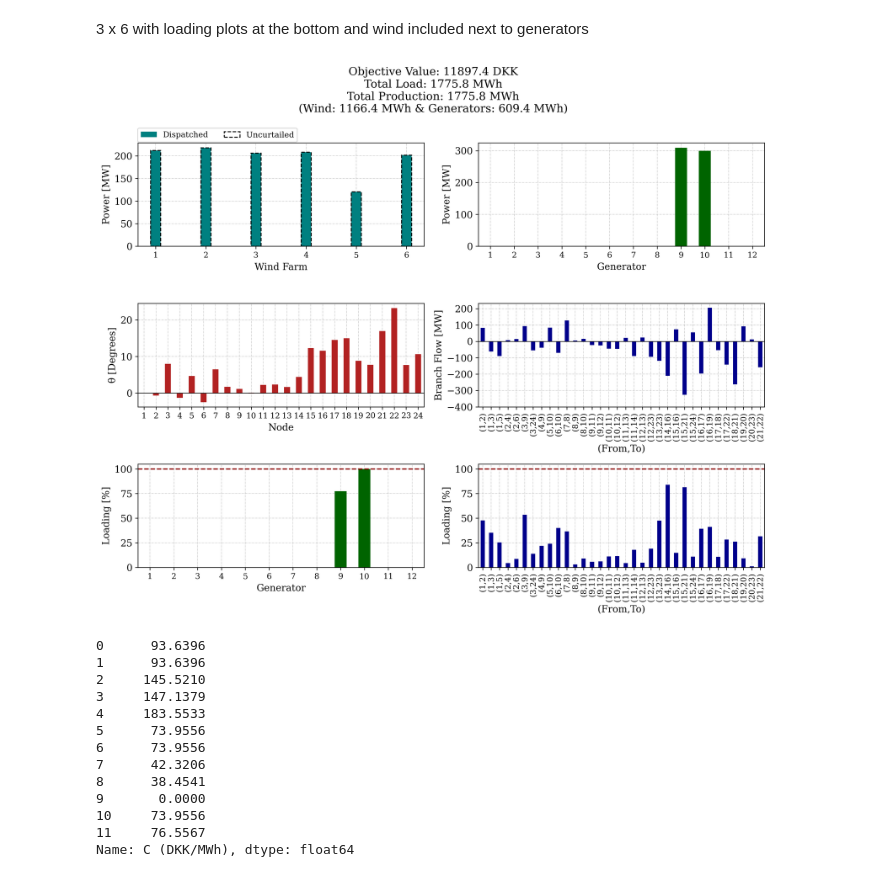
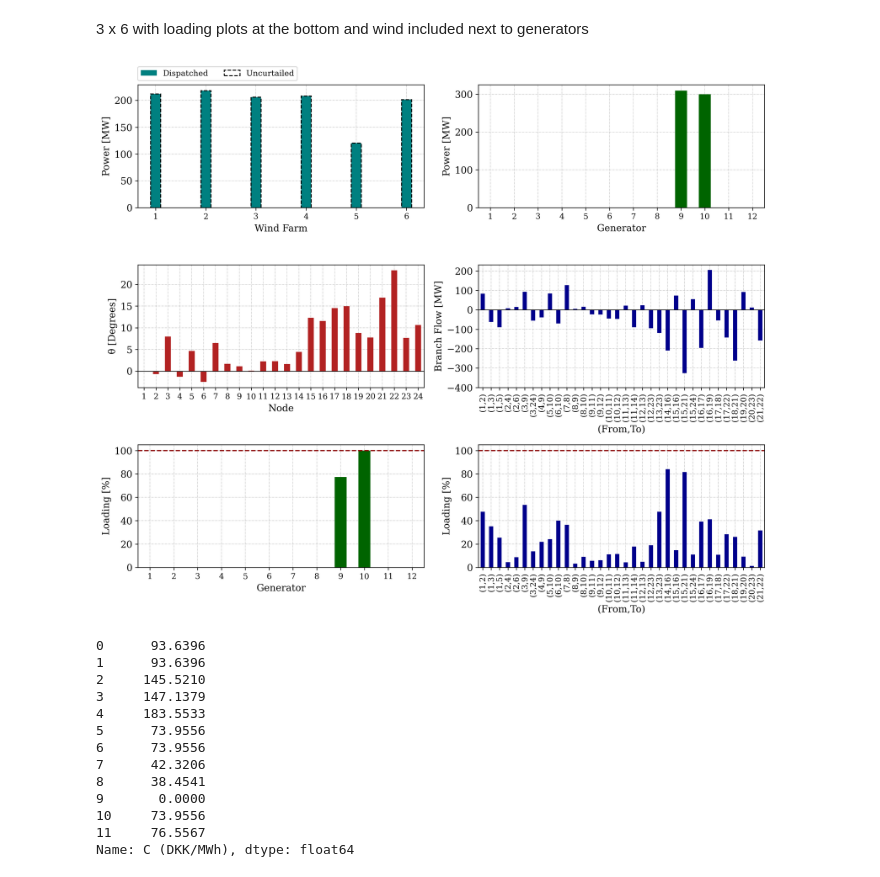
Before and after one commit to SorenBlattBendtsen/46750, a Jupyter notebook: task_1.ipynb, the cells around one changed output. Drawn from its saved outputs; the diff is of its cells as text; code cells hidden in the pictures.

```diff
--- a/task_1.ipynb
+++ b/task_1.ipynb
@@ -247,35 +247,35 @@ ax[1][0].set_xticks(ticks = np.arange(0, n_bus), labels = np.arange(1, n_bus + 1
 ax[1][1].set_ylabel('Branch Flow [MW]')
 ax[1][1].set_xlabel('(From,To)')
 ax[1][1].set_xticks(ticks = np.arange(0, len(flow_labels), 1), labels = flow_labels, fontsize=10)
 ax[1][1].set_yticks(np.arange(int(math.floor((results.get('flows')['Flow'] * S_base_3ph).min() / 100.0)) * 100,
                               int(math.ceil((results.get('flows')['Flow'] * S_base_3ph).max() / 100.0)) * 100,
                               100)) #nearest negative and positive 100, rounding up
 
 (results.get('gen')['Loading Percentage']).plot(kind='bar', ax=ax[2][0], color='darkgreen')
 ax[2][0].axhline(100, color='darkred', linestyle='--')
 ax[2][0].set_ylabel('Loading [%]')
 ax[2][0].set_xlabel('Generator')
 ax[2][0].set_xticks(ticks = np.arange(0, len(gen_data)), labels = np.arange(1, len(gen_data) + 1), fontsize=10, rotation = 0)
 
 results.get('flows')['Loading Percentage'].plot(kind='bar', ax=ax[2][1], color='darkblue')
 ax[2][1].axhline(100, color='darkred', linestyle='--')
 ax[2][1].set_ylabel('Loading [%]')
 ax[2][1].set_xlabel('(From,To)')
 ax[2][1].set_xticks(ticks = np.arange(0, len(flow_labels), 1), labels = flow_labels, fontsize=10)
 
 for i in range(3):
     for k in range(2):
         ax[i][k].axhline(0, color='black', linewidth=0.8)
         ax[i][k].spines[['right', 'top']].set_visible(True)
         ax[i][k].set_axisbelow(True)
 
-plt.suptitle('Objective Value: %.1f DKK\nTotal Load: %.1f MWh\nTotal Production: %.1f MWh\n(Wind: %.1f MWh & Generators: %.1f MWh)' % (m.objVal, sum_load, sum_production, sum_wind, sum_gen), fontsize=14)
+#plt.suptitle('Objective Value: %.1f DKK\nTotal Load: %.1f MWh\nTotal Production: %.1f MWh\n(Wind: %.1f MWh & Generators: %.1f MWh)' % (m.objVal, sum_load, sum_production, sum_wind, sum_gen), fontsize=14)
 
 fig.tight_layout() # reduces white space around figures
 plt.savefig('Figures/single_timestep_results.png',bbox_inches='tight')
 plt.show()
 # %% [output]
-[figure, old version]
+[figure, new version]
 # %%
 gen_costs['C (DKK/MWh)']
 # %% [output]
```
Also changed, not shown: parts of 1 cell of this notebook, 1 other file.
